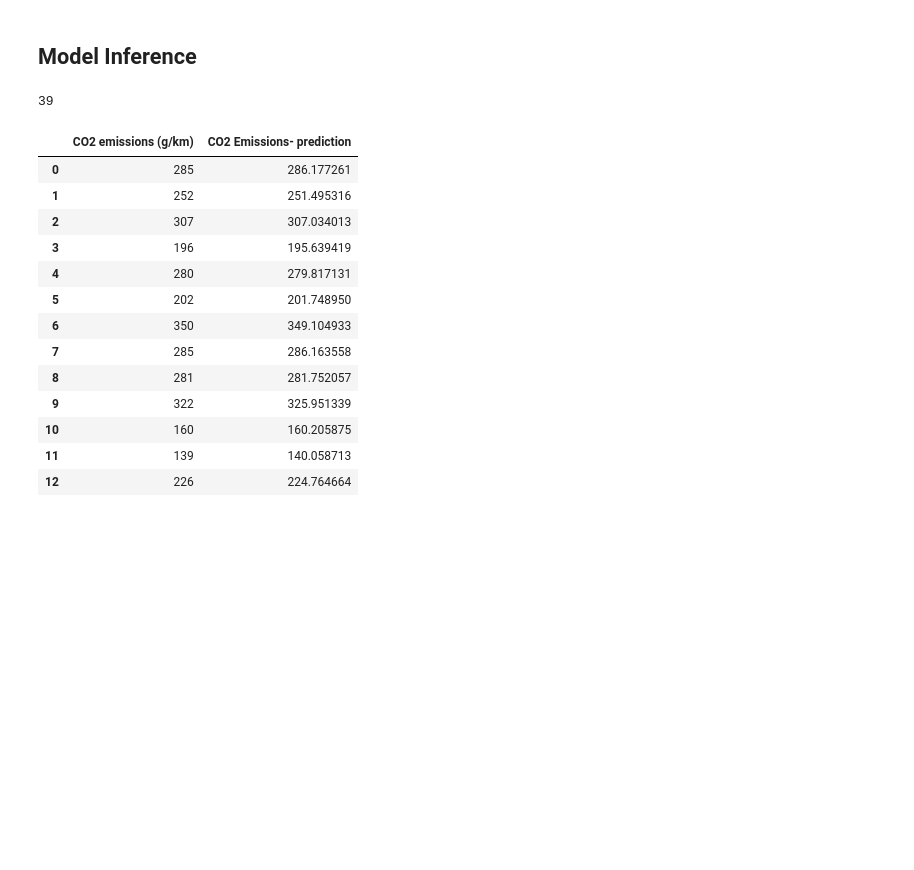
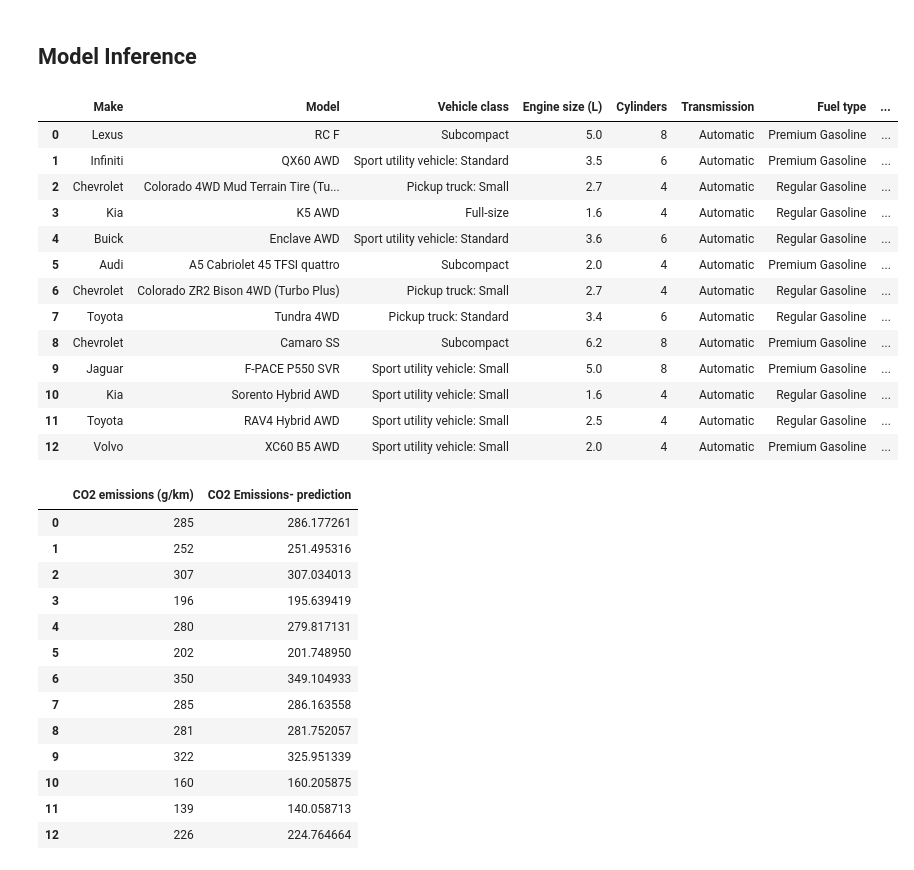
Before and after one commit to Haritsmz/CO2_Emissions, a Jupyter notebook: CO2_Emissions.ipynb, the cells around one changed output. Saved outputs shown, nothing was run; the diff lists cells and outputs as text; code cells hidden in the pictures; blank space fills up the shorter version.

```diff
--- a/CO2_Emissions.ipynb
+++ b/CO2_Emissions.ipynb
@@ -854,12 +858,23 @@ with open('pipeline_model_linearregression.pkl', 'rb') as file_2:
 ## **Model Inference**
 # %%
 # Menampilkan data inference
-data_inf.head()
 data_inf.reset_index(drop=True, inplace=True)
+data_inf
+# %% [output]
+|  | Make | Model | Vehicle class | Engine size (L) | Cylinders | Transmission | Fuel type | ... |
+| 0 | Lexus | RC F | Subcompact | 5.0 | 8 | Automatic | Premium Gasoline | ... |
+| 1 | Infiniti | QX60 AWD | Sport utility vehicle: Standard | 3.5 | 6 | Automatic | Premium Gasoline | ... |
+| 2 | Chevrolet | Colorado 4WD Mud Terrain Tire (Tu... | Pickup truck: Small | 2.7 | 4 | Automatic | Regular Gasoline | ... |
+| 3 | Kia | K5 AWD | Full-size | 1.6 | 4 | Automatic | Regular Gasoline | ... |
+| 4 | Buick | Enclave AWD | Sport utility vehicle: Standard | 3.6 | 6 | Automatic | Regular Gasoline | ... |
+| 5 | Audi | A5 Cabriolet 45 TFSI quattro | Subcompact | 2.0 | 4 | Automatic | Premium Gasoline | ... |
+| 6 | Chevrolet | Colorado ZR2 Bison 4WD (Turbo Plus) | Pickup truck: Small | 2.7 | 4 | Automatic | Regular Gasoline | ... |
+| 7 | Toyota | Tundra 4WD | Pickup truck: Standard | 3.4 | 6 | Automatic | Regular Gasoline | ... |
+| 8 | Chevrolet | Camaro SS | Subcompact | 6.2 | 8 | Automatic | Premium Gasoline | ... |
+| 9 | Jaguar | F-PACE P550 SVR | Sport utility vehicle: Small | 5.0 | 8 | Automatic | Premium Gasoline | ... |
+| 10 | Kia | Sorento Hybrid AWD | Sport utility vehicle: Small | 1.6 | 4 | Automatic | Regular Gasoline | ... |
+| 11 | Toyota | RAV4 Hybrid AWD | Sport utility vehicle: Small | 2.5 | 4 | Automatic | Regular Gasoline | ... |
+| 12 | Volvo | XC60 B5 AWD | Sport utility vehicle: Small | 2.0 | 4 | Automatic | Premium Gasoline | ... |
-# %%
-df['Make'].nunique()
-# %% [output]
-39
 # %%
 # menentukan feature dan terget pada data inference
 X_inf = data_inf.drop(columns={'CO2 emissions (g/km)'})
```
Also changed, not shown: parts of 23 cells of this notebook.
